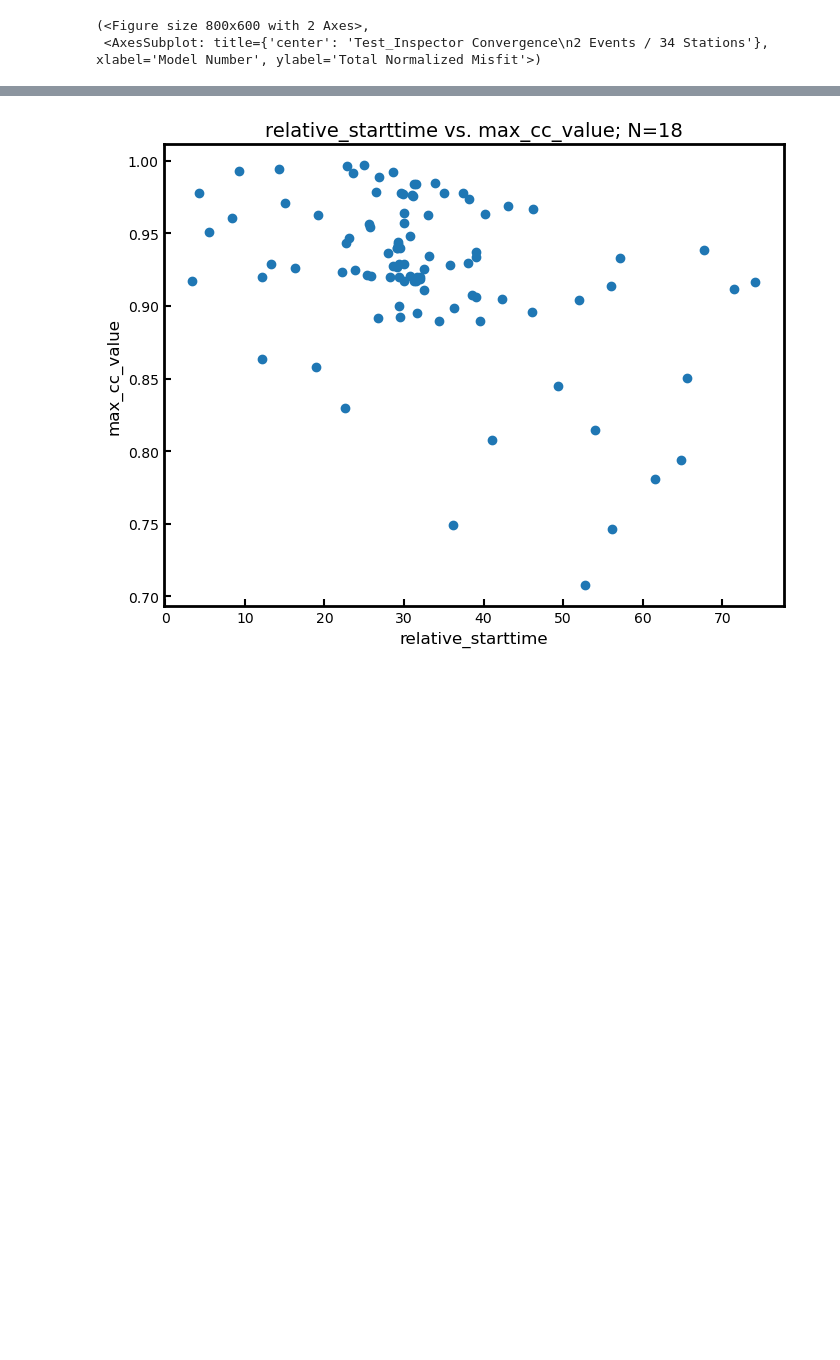
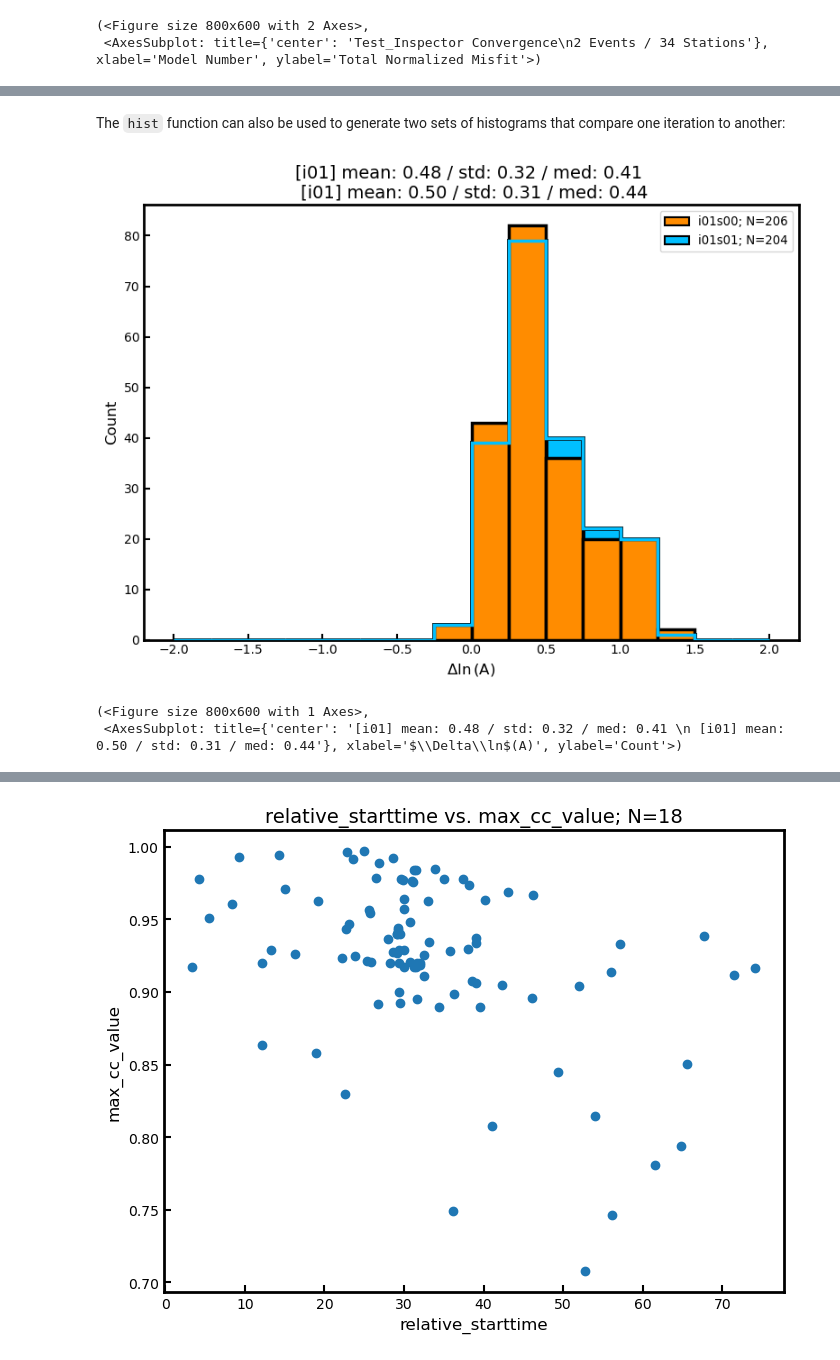
Before and after one commit to adjtomo/pyatoa, a Jupyter notebook: docs/notebooks/insp_gallery.ipynb, the cells around one changed output, grey strips where cells are left out. Drawn from its saved outputs; the diff is of its cells as text; code cells hidden in the pictures; blank space fills up the shorter version.

```diff
--- a/docs/notebooks/insp_gallery.ipynb
+++ b/docs/notebooks/insp_gallery.ipynb
@@ -52,0 +98,11 @@ insp.hist(choice="cc_shift_in_seconds", show=True, save=False)
+# %% [markdown]
+The ``hist`` function can also be used to generate two sets of histograms that
+compare one iteration to another:
+# %%
+insp.hist(iteration="i01", step_count="s00",
+          iteration_comp="i01", step_count_comp="s01",
+          choice="dlnA", show=True, save=False)
+# %% [output]
+[figure, added]
+(<Figure size 800x600 with 1 Axes>,
+ <AxesSubplot: title={'center': '[i01] mean: 0.48 / std: 0.32 / med: 0.41 \n [i01] mean: 0.50 / std: 0.31 / med: 0.44'}, xlabel='$\\Delta\\ln$(A)', ylabel='Count'>)
```
Also changed, not shown: parts of 16 cells of this notebook, 23 other files.
